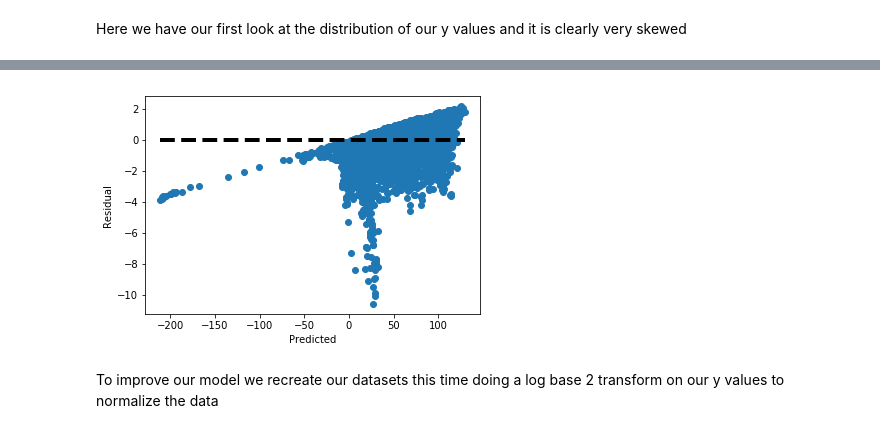
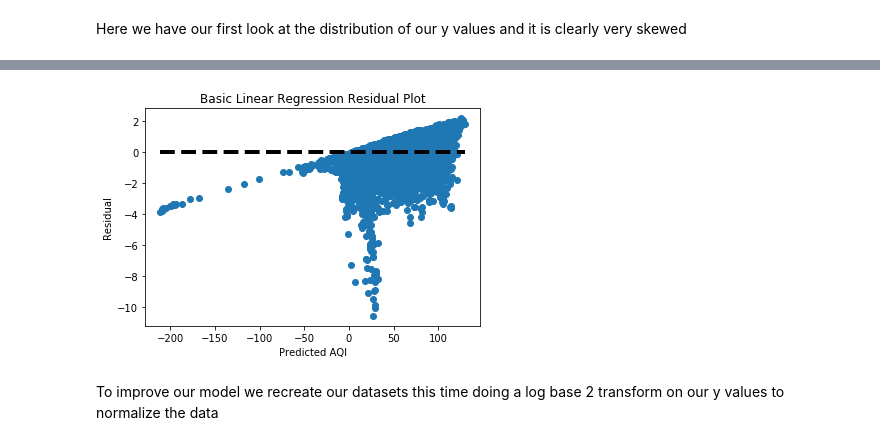
Before and after one commit to seanconeys/Shanghai_AQI, a Jupyter notebook: AQI Sklearn.ipynb, the cells around one changed output, grey strips where cells are left out. Saved outputs shown, nothing was run; the diff lists cells and outputs as text; code cells hidden in the pictures.

```diff
--- a/AQI Sklearn.ipynb
+++ b/AQI Sklearn.ipynb
@@ -118,15 +127,16 @@ print(np.mean(scores))
 # %%
 fig, ax = plt.subplots()
 residuals = (predicted - y_train)
 residuals = stats.zscore(residuals)
 
 ax.scatter(predicted, residuals)
 ax.plot([predicted.min(), predicted.max()], [0 for i in [predicted.min(), predicted.max()]] , 'k--', lw=4)
-ax.set_xlabel('Predicted')
+ax.set_xlabel('Predicted AQI')
 ax.set_ylabel('Residual')
+plt.title('Basic Linear Regression Residual Plot')
 plt.show()
 # %% [output]
-[figure, old version]
+[figure, new version]
 # %% [markdown]
 To improve our model we recreate our datasets this time doing a log base 2 transform on our y values to normalize the data
 # %%
```
Also changed, not shown: parts of 14 cells of this notebook.
